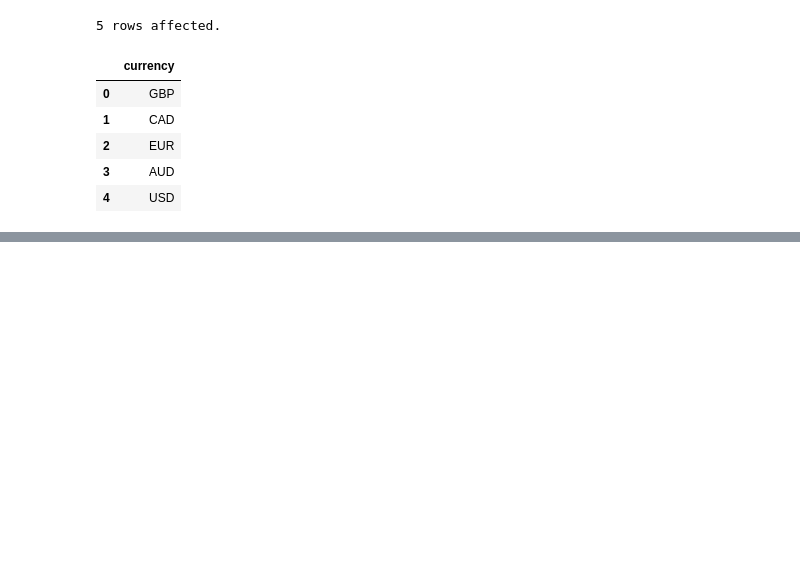
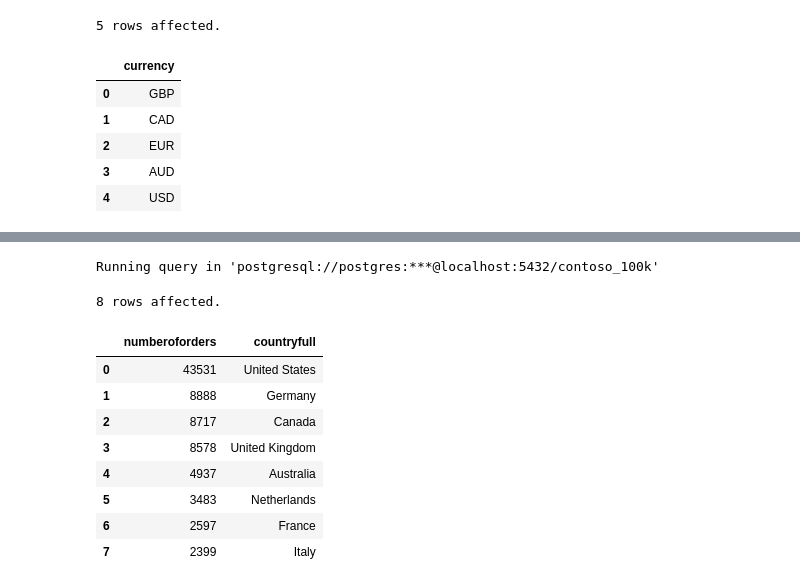
Before and after one commit to Bartek0829/SQL-learning, a Jupyter notebook: Resources/Blank_SQL_Notebook.ipynb, the cells around one changed output, grey strips where cells are left out. Drawn from its saved outputs; the diff is of its cells as text; code cells hidden in the pictures; blank space fills up the shorter version.

```diff
--- a/Resources/Blank_SQL_Notebook.ipynb
+++ b/Resources/Blank_SQL_Notebook.ipynb
@@ -207,0 +232,21 @@ Running query in 'postgresql://postgres:***@localhost:5432/contoso_100k'
+# %%
+%%sql
+SELECT
+  COUNT(DISTINCT s.orderkey) AS NumberOfOrders,
+  c.countryfull
+FROM sales s
+LEFT JOIN customer c ON s.customerkey = c.customerkey
+GROUP BY c.countryfull
+ORDER BY NumberOfOrders DESC
+# %% [output]
+Running query in 'postgresql://postgres:***@localhost:5432/contoso_100k'
+8 rows affected.
+|  | numberoforders | countryfull |
+| 0 | 43531 | United States |
+| 1 | 8888 | Germany |
+| 2 | 8717 | Canada |
+| 3 | 8578 | United Kingdom |
+| 4 | 4937 | Australia |
+| 5 | 3483 | Netherlands |
+| 6 | 2597 | France |
+| 7 | 2399 | Italy |
```
Also changed, not shown: parts of 8 cells of this notebook.
